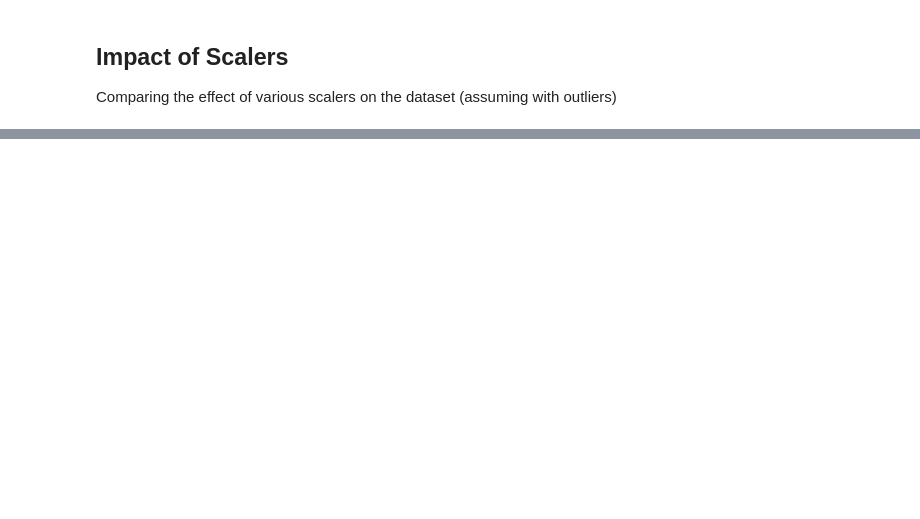
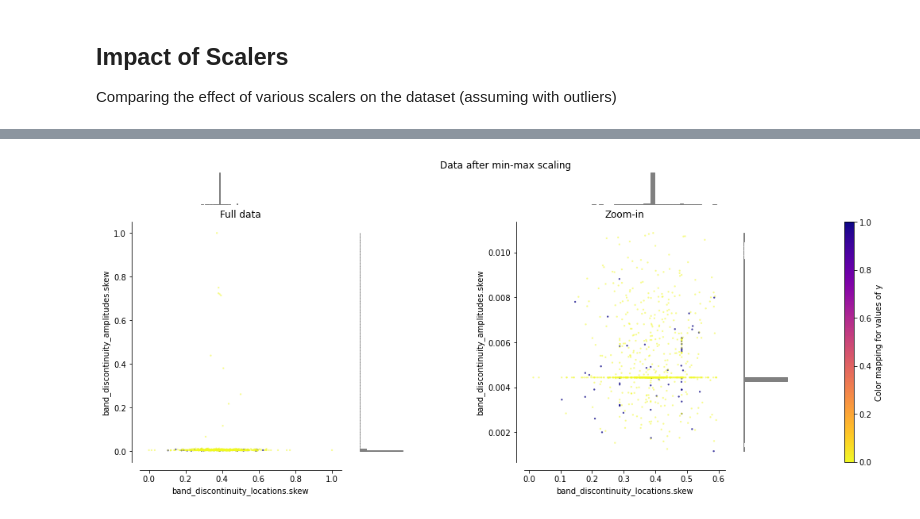
Before and after one commit to mohankrishna12/audio-feature-extraction, a Jupyter notebook: scalers.ipynb, the cells around one changed output, grey strips where cells are left out. Cells and saved outputs as stored; diff of their text form; code cells hidden in the pictures; blank space fills up the shorter version.

```diff
--- a/scalers.ipynb
+++ b/scalers.ipynb
@@ -200,0 +206,4 @@ make_plot(0)
+# %%
+make_plot(2)
+# %% [output]
+[figure, added]
```
Also changed, not shown: parts of 25 cells of this notebook, 51 other files.
